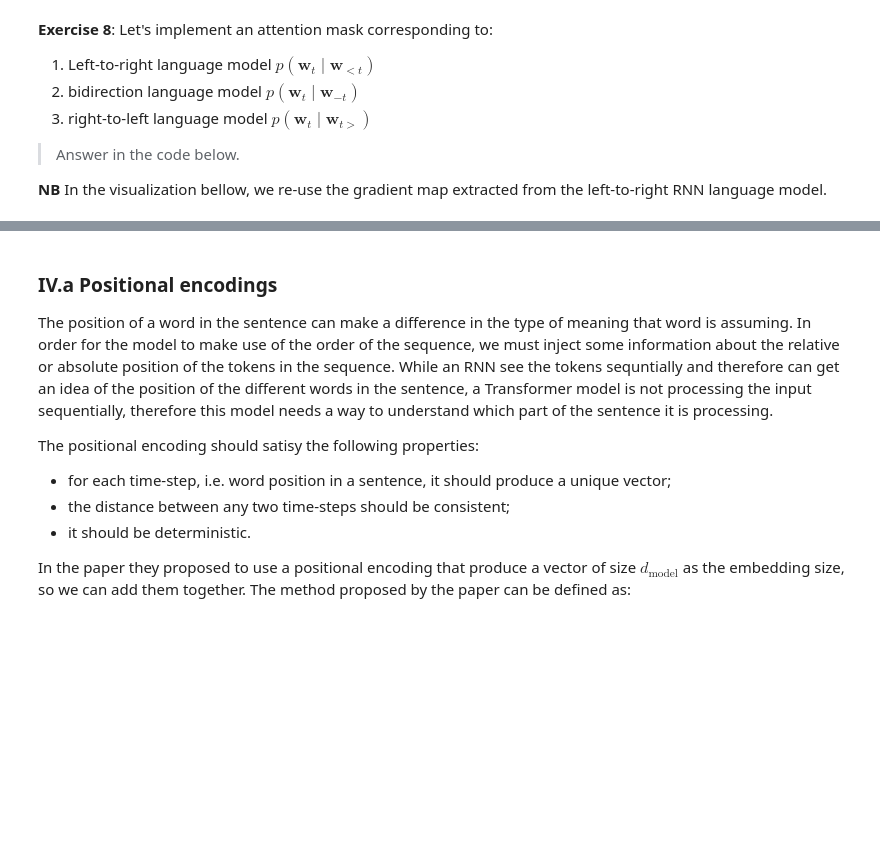
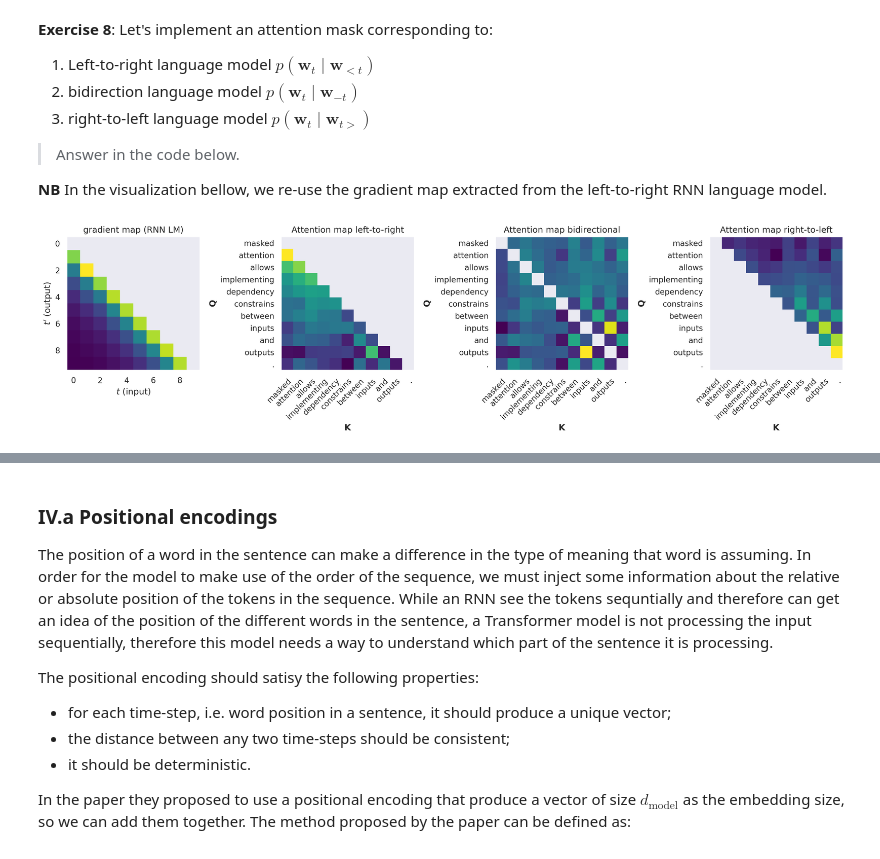
Before and after one commit to markusOlsen1/Deep_Learning, a Jupyter notebook: 5_Transformers/5_1_EXE_deep_learning_with_transformers.ipynb, the cells around one changed output, grey strips where cells are left out. Saved outputs shown, nothing was run; the diff lists cells and outputs as text; code cells hidden in the pictures; blank space fills up the shorter version.

```diff
--- a/5_Transformers/5_1_EXE_deep_learning_with_transformers.ipynb
+++ b/5_Transformers/5_1_EXE_deep_learning_with_transformers.ipynb
@@ -570,20 +568,18 @@ def make_batch(batch: List[Dict[str, Any]], max_length=24, key:str="token_ids")
 
 # If you don't have enough GPU memory, decrease the batch size, potentially along with the learning rate.
 rnn = rnn.to(DEVICE)
-num_steps = 5 # 5_000
-step = 0
-epoch = 5
+num_steps = 2 # 5_000
+step = 1
+epoch = 1
 with tqdm(total=num_steps) as pbar:
     while step < num_steps:
         for batch in train_loader:
             # concatenate the `token_ids``
             batch_token_ids = make_batch(batch)
             batch_token_ids = batch_token_ids.to(DEVICE)
-
             # forward through the model
             optimiser.zero_grad()
             batch_logits = rnn(batch_token_ids)
-
             # compute the loss (negative log-likelihood)
             p_ws = torch.distributions.Categorical(logits=batch_logits)
 
@@ -591,9 +587,15 @@ with tqdm(total=num_steps) as pbar:
             # hint: check the doc https://pytorch.org/docs/stable/distributions.html#categorical
             # NB: even with the right loss, training is slow and the generated samples won't be very good.
 
-            loss = loss_fn(batch_logits,p_ws.logits)
+            losstmp = torch.zeros(64)
+            for i in range (64):
+              tmp = 0
+              for j in range(10):
+                tmp += p_ws.probs[i,j,batch_token_ids[i,j]].log()
+              losstmp[i] = -tmp
 
             # backward and optimize
+            loss = losstmp.mean()
             loss.backward()
             optimiser.step()
             step += 1
@@ -886,36 +915,38 @@ def masked_attention(Q, K, V, tau=None, mask=None):
 sentence = "Masked attention allows implementing dependency constrains between inputs and outputs."
 token_ids = torch.tensor(glove_tokenizer.encode(sentence).ids)
 tokens = [glove_vocabulary[x] for x in token_ids]
 vectors = embeddings(token_ids)
 
 # EXERCISE: Implement the masks corresponding to each factorization
 # Hint: check the documentation for `torch.diag()`, `torch.triu()` and `torch.tril()`
 T = len(token_ids)
 masks = {
-    "left-to-right": ..., # <- YOUR CODE HERE
-    "bidirectional": ..., # <- YOUR CODE HERE
-    "right-to-left": ..., # <- YOUR CODE HERE
+    "left-to-right": torch.triu(torch.ones(T,T)), # <- YOUR CODE HERE
+    "bidirectional": torch.diag(torch.ones(T)), # <- YOUR CODE HERE
+    "right-to-left": torch.tril(torch.ones(T,T)), # <- YOUR CODE HERE
 }
 for key in masks.keys():
     if masks[key] is not None:
         masks[key] = masks[key] = torch.where(masks[key] == 0, 0, -math.inf)
 
 # visualized the log of the masked attention map
 fig, axes = plt.subplots(ncols=1+len(masks), figsize = (16,6), sharex=False, sharey=False, dpi=300)
 # plot the gradient map from the RNN LM
 axes.flat[0].imshow(grad_magnitude, sns.color_palette("viridis", as_cmap=True))
 axes.flat[0].set_xlabel("$t$ (input)")
 axes.flat[0].set_ylabel("$t'$ (output)")
 axes.flat[0].grid(False)
 axes.flat[0].set_title("gradient map (RNN LM)")
 # plot the attention map
 for ax, (mask_name, mask) in zip(axes.flat[1:], masks.items()):
     if mask is not None:
         H, attention_map_masked = masked_attention(vectors, vectors, vectors, mask=mask)
         plot_attention_map(attention_map_masked.log(), tokens, tokens, ax=ax, color_bar=False)
     ax.set_title(f"Attention map {mask_name}")
 plt.tight_layout()
 plt.show()
+# %% [output]
+[figure, added]
 # %% [markdown]
 ----
 ## IV. Transformers
```
Also changed, not shown: parts of 26 cells of this notebook.
